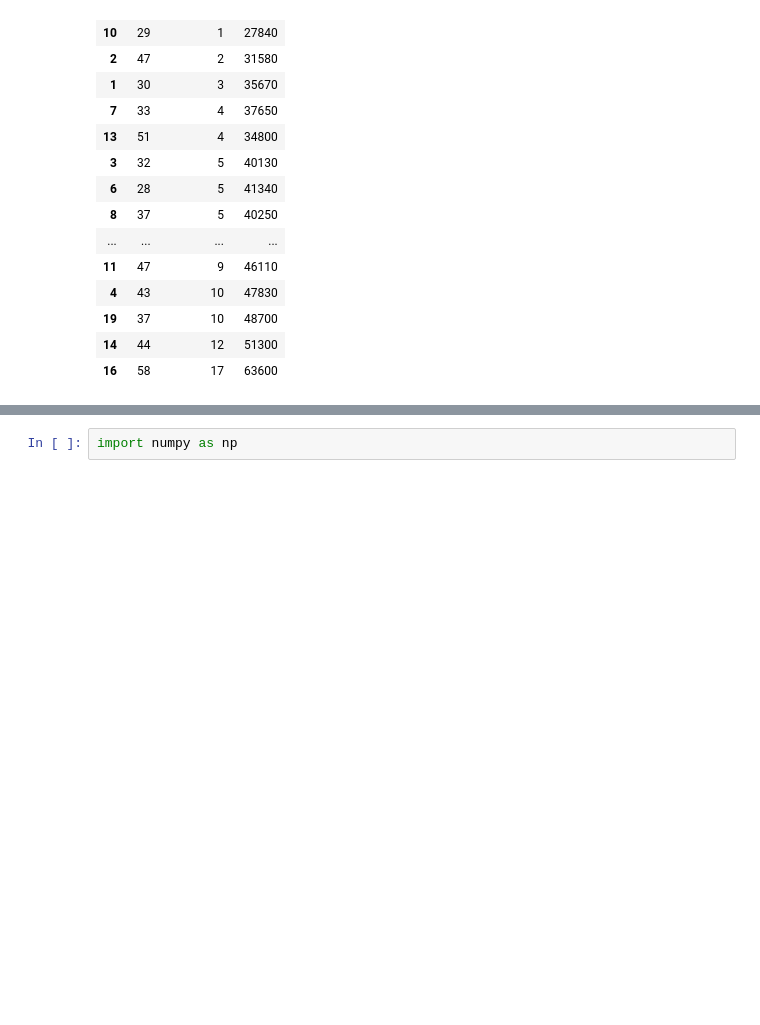
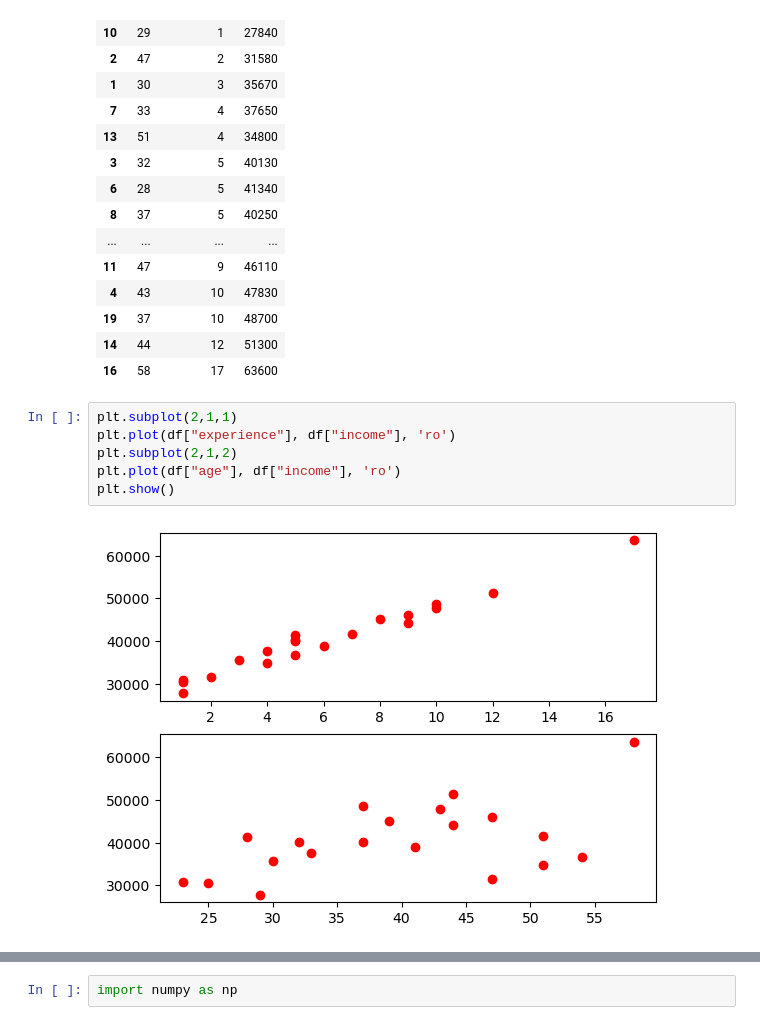
Before and after one commit to srikary12/dev-pytorch, a Jupyter notebook: Workbooks/linearRegression.ipynb, the cells around one changed output, grey strips where cells are left out. Saved outputs shown, nothing was run; the diff lists cells and outputs as text; blank space fills up the shorter version.

```diff
--- a/Workbooks/linearRegression.ipynb
+++ b/Workbooks/linearRegression.ipynb
@@ -75,4 +75,12 @@ df.sort_values(by="experience")
 | 19 | 37 | 10 | 48700 |
 | 14 | 44 | 12 | 51300 |
 | 16 | 58 | 17 | 63600 |
+# %%
+plt.subplot(2,1,1)
+plt.plot(df["experience"], df["income"], 'ro')
+plt.subplot(2,1,2)
+plt.plot(df["age"], df["income"], 'ro')
+plt.show()
+# %% [output]
+[figure, added]
 # %%
```
Also changed, not shown: parts of 3 cells of this notebook, 4 other files.
